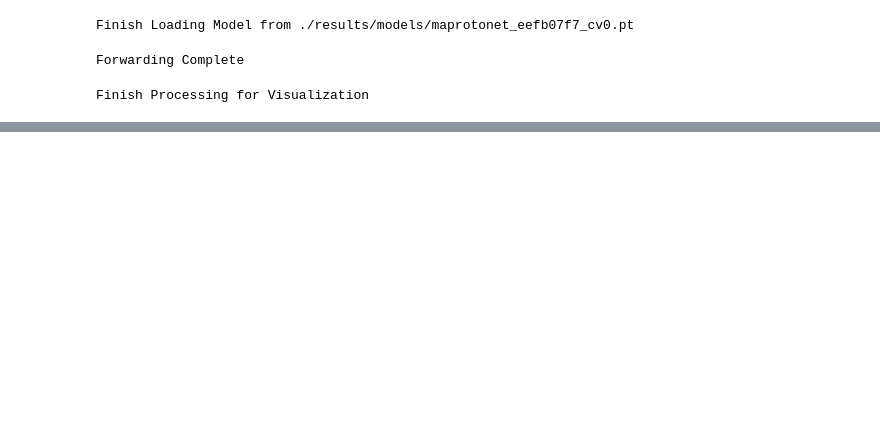
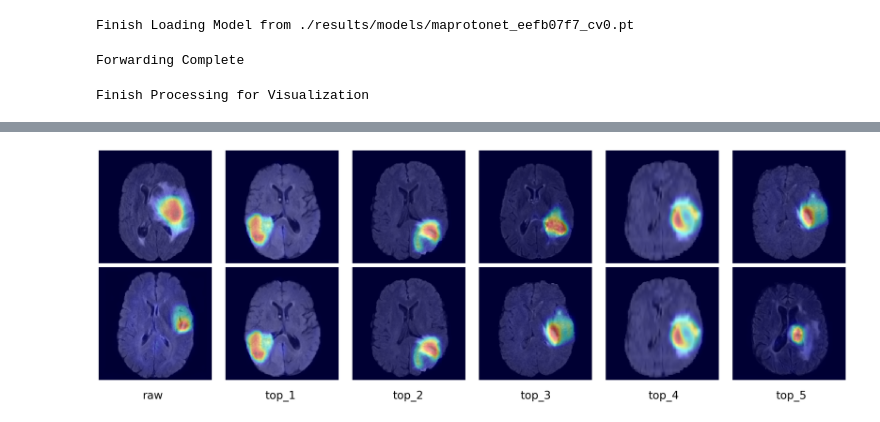
Before and after one commit to TUAT-Novice/maprotonet, a Jupyter notebook: visualization.ipynb, the cells around one changed output, grey strips where cells are left out. Cells and saved outputs as stored; diff of their text form; code cells hidden in the pictures; blank space fills up the shorter version.

```diff
--- a/visualization.ipynb
+++ b/visualization.ipynb
@@ -61,7 +61,7 @@ from utils.interpret import attribute
 
 def diag_and_attr(net, data_loader, device):
     net = net.to(device).eval()
-    f_x, attrs, ys = [], [], []
+    f_xs, scores, attrs, ys = [], [], [], []
     if isinstance(net, ProtoNets):
         method = 'ProtoNets'
     else:
@@ -72,12 +72,20 @@ def diag_and_attr(net, data_loader, device):
             data = data.to(device, non_blocking=True)
             target = target.argmax(1).to(device, non_blocking=True)
             # forward
-            f_x.append(F.softmax(net(data), dim=1).cpu().numpy())
+            f_x, p_map, h = net.conv_features(data)
+            distances, p_x = net.prototype_distances(f_x, p_map)
+            distances = distances.flatten(2)
+            min_distances = distances.flatten(1)
+            prototype_activations = net.distance_2_similarity(min_distances)
+            logits = net.last_layer(prototype_activations)
+            # append output
+            scores.append(prototype_activations.cpu().numpy())
+            f_xs.append(F.softmax(logits, dim=1).cpu().numpy())
             ys.extend(list(target.cpu().numpy()))
             # attribute
             attr = attribute(net, data, target, method)
             attrs.append(attr.cpu().numpy()[:, 0])
-    return np.vstack(f_x), np.array(ys), np.vstack(attrs)
+    return np.vstack(f_xs), np.vstack(scores), np.array(ys), np.vstack(attrs)
 
 device = torch.device('cuda:0' if torch.cuda.is_available() else 'cpu')
 
@@ -86,7 +94,10 @@ n_sample = 8  # only use 8 samples as an example here
 dataset = tio.SubjectsDataset(list(x[:n_sample]))
 data_loader = DataLoader(dataset, batch_size=8, num_workers=8, pin_memory=True, shuffle=False)
 # forward
-f_x, ys, attrs = diag_and_attr(net, data_loader, device)
+f_xs, scores, ys, attrs = diag_and_attr(net, data_loader, device)
+# filter scores
+prototype_filters = net.prototype_class_identity[:, ys].mT.cpu().numpy()
+scores = prototype_filters * scores
 print('Forwarding Complete')
 # %% [output]
 Forwarding Complete
@@ -247,3 +259,81 @@ The diagnosis results are:  ['HGG', 'HGG', 'HGG', 'HGG', 'HGG', 'HGG']
 The ground truth results are:  ['HGG', 'HGG', 'HGG', 'HGG', 'HGG', 'HGG']
 ----------------------------------------------------------------------------------------------------
 [figure]
+# %%
+# 6. Visualize Attribution
+# if you do not have these files, please run evaluation with our checkpoint first
+prototype_path = './results/saved_imgs/maprotonet_eefb07f7_cv0/bb-raw_images.npy'
+target_path='./results/saved_imgs/maprotonet_eefb07f7_cv0/bb-receptive_fieldNone.npy'
+n_samples = 2  # only use 2 samples to display here
+modality = 't1ce'
+topk = 5
+img_size = 4
+gap = 1
+
+# visualize the all prototype samples
+prototype_input = torch.tensor(np.load(prototype_path)).float().to(device)
+prototype_target = torch.tensor(np.load(target_path))[:, -1].long().to(device)
+method = 'ProtoNets' if isinstance(net, ProtoNets) else 'GradCAM'
+with torch.no_grad():
+    prototype_attrs = attribute(net, prototype_input, prototype_target, method).cpu().numpy()[:, 0]
+
+# plot settings
+n_rows = n_samples
+n_columns = topk + 1
+figsize = (img_size * n_columns + gap * (n_columns - 1), img_size * n_rows + gap * (n_rows - 1))
+fig, axs = plt.subplots(n_rows, n_columns, figsize=figsize)
+mid = {'t1': 0, 't2': 1, 't1ce': 2, 'flair': 3}[modality]
+
+for r in range(n_rows):  # each sample
+    score = scores[r]
+    topk_index_score = sorted(list(enumerate(score)), key=lambda x: x[-1], reverse=True)[:topk]
+    for c in range(n_columns):
+        if c == 0:
+            # self attribution
+            raw_x = dataset[r]
+            raw_x = np.concatenate([raw_x['t1'], raw_x['t2'], raw_x['t1ce'], raw_x['flair']], axis=0)
+            attr = attrs[r]
+        else:
+            # prototype attribution
+            prototype_index, score = topk_index_score[c - 1]
+            raw_x = prototype_input[prototype_index].cpu().numpy()
+            attr = prototype_attrs[prototype_index]
+        axial_median = attr.shape[-1] // 2
+        # image
+        x_i = raw_x[..., axial_median][m_id]
+        x_i = (x_i - np.min(x_i)) / (np.max(x_i) - np.min(x_i))
+        x_i = np.uint8(255 * x_i)
+        cv2.imwrite('temp_raw.png', x_i)  # temporary files
+        x_i = cv2.imread('temp_raw.png')
+        # heatmap
+        attr_median = attr[..., axial_median]
+        attr_median = (attr_median - np.min(attr_median)) / (np.max(attr_median) - np.min(attr_median))
+        heatmap = cv2.applyColorMap(np.uint8(255 * attr_median), cv2.COLORMAP_JET)
+        # combine
+        combine = cv2.addWeighted(heatmap, 0.4, x_i, 0.6, 0)
+        combine = cv2.rotate(combine, cv2.ROTATE_90_COUNTERCLOCKWISE)
+        # plot
+        axs[r, c].imshow(cv2matplot(combine))
+        axs[r, c].axis('off')
+
+text_gap = 1 / n_columns
+for c in range(n_columns - 1):
+    fig.text(1 - text_gap * (c + 0.5), -0.05, f'top_{topk - c}', ha='center', va='center', fontsize=30)
+fig.text(1 - text_gap * (0.5 + topk), -0.05, 'raw', ha='center', va='center', fontsize=30)
+
+
+score_matrixs = scores[:n_samples]
+score_matrixs = [[1] + sorted(score_matrix, reverse=True)[:topk] for score_matrix in score_matrixs]
+
+print('-' * 100)
+print('The similarity score matrix is: \n')
+for m in score_matrixs:
+    print(m)
+print('-' * 100)
+
+plt.tight_layout()
+plt.show()
+
+
+os.remove('temp_raw.png')
+# %% [output]
@@ -249,0 +346 @@ The ground truth results are:  ['HGG', 'HGG', 'HGG', 'HGG', 'HGG', 'HGG']
+[figure, added]
```
Also changed, not shown: parts of 4 cells of this notebook.
